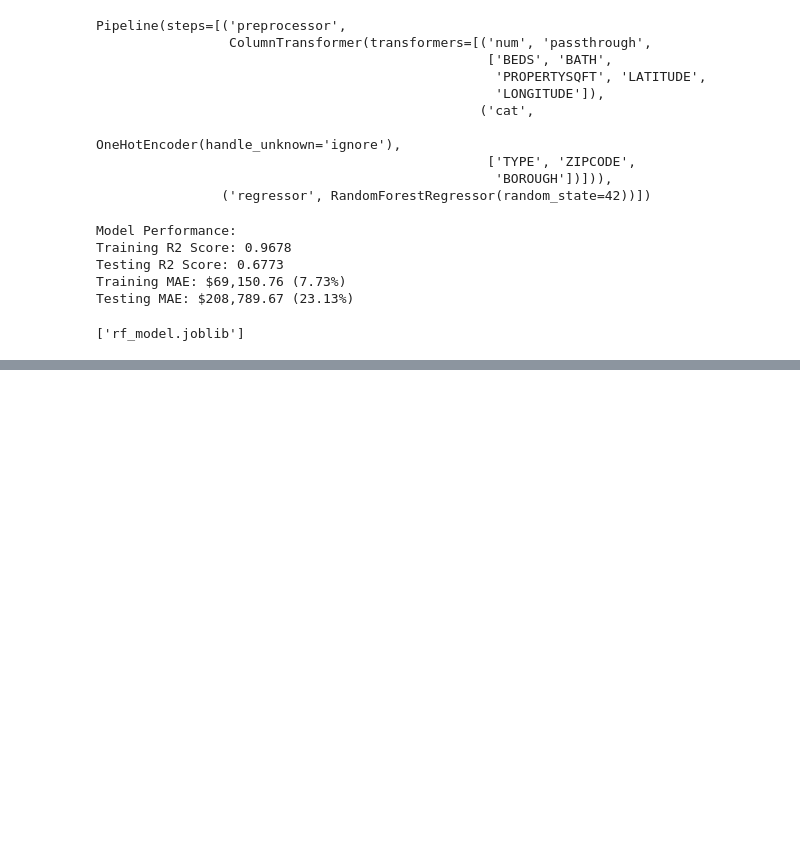
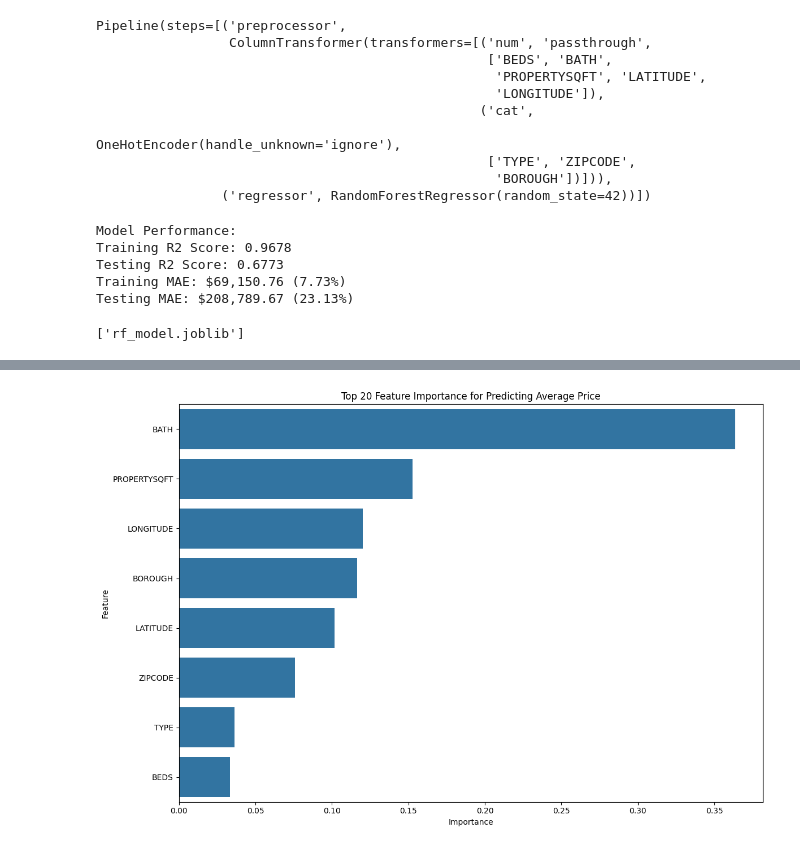
Before and after one commit to NikAkt/reiah, a Jupyter notebook: data_analytics_1/prediction_model/RF.ipynb, the cells around one changed output, grey strips where cells are left out. Drawn from its saved outputs; the diff is of its cells as text; code cells hidden in the pictures; blank space fills up the shorter version.

```diff
--- a/data_analytics_1/prediction_model/RF.ipynb
+++ b/data_analytics_1/prediction_model/RF.ipynb
@@ -77,9 +78,3 @@ Testing MAE: $208,789.67 (23.13%)
 joblib.dump(rf_model, 'rf_model.joblib')
 # %% [output]
 ['rf_model.joblib']
-# %%
-# Create a pipeline with preprocessor and model
-rf_model = Pipeline([
-    ('preprocessor', preprocessor),
-    ('regressor', RandomForestRegressor(n_estimators=100, random_state=42))
-])
@@ -162,0 +103,26 @@ NameError: name 'importances' is not defined
+# %%
+# Get feature names
+numeric_features_names = numeric_features
+categorical_features_names = fitted_preprocessor.named_transformers_['cat'].get_feature_names_out(categorical_features)
+feature_names = np.array(numeric_features_names + list(categorical_features_names))
+
+# Get feature importances from the random forest model
+importances = rf_model.named_steps['regressor'].feature_importances_
+
+# Aggregate importances for categorical variables
+feature_importance = pd.DataFrame({'feature': feature_names, 'importance': importances})
+feature_importance['feature'] = feature_importance['feature'].apply(lambda x: x.split('_')[0] if '_' in x else x)
+feature_importance = feature_importance.groupby('feature').sum().reset_index()
+feature_importance = feature_importance.sort_values(by='importance', ascending=False)
+
+# Plot top 20 feature importances
+top_n = 20
+plt.figure(figsize=(12, 8))
+sns.barplot(x='importance', y='feature', data=feature_importance.head(top_n))
+plt.title('Top 20 Feature Importance for Predicting Average Price')
+plt.xlabel('Importance')
+plt.ylabel('Feature')
+plt.tight_layout()
+plt.show()
+# %% [output]
+[figure, added]
```
Also changed, not shown: parts of 9 cells of this notebook, 16 other files.
